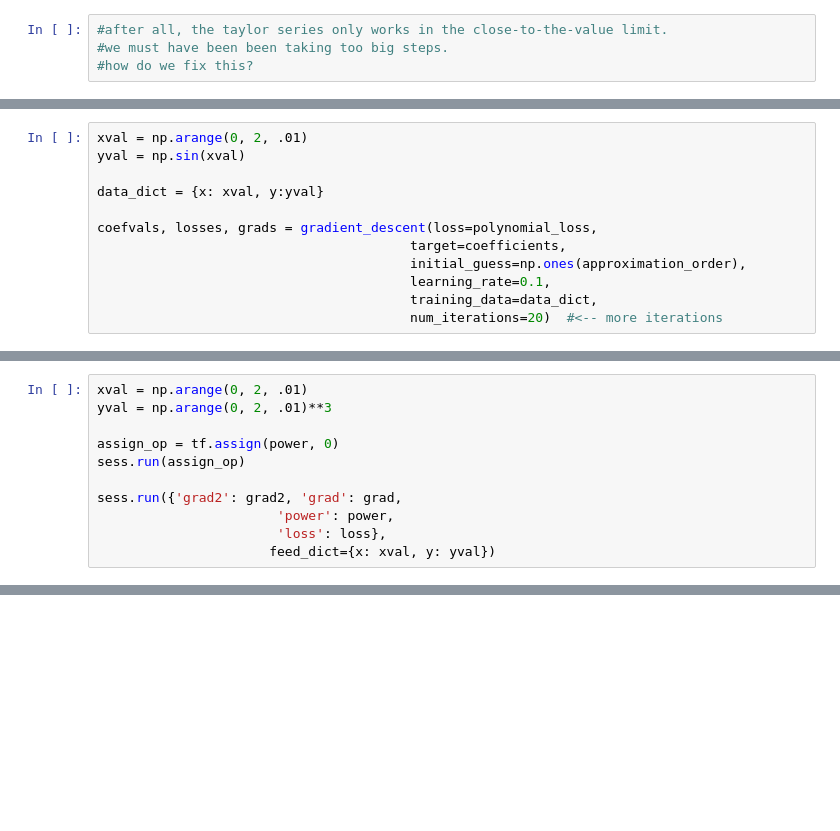
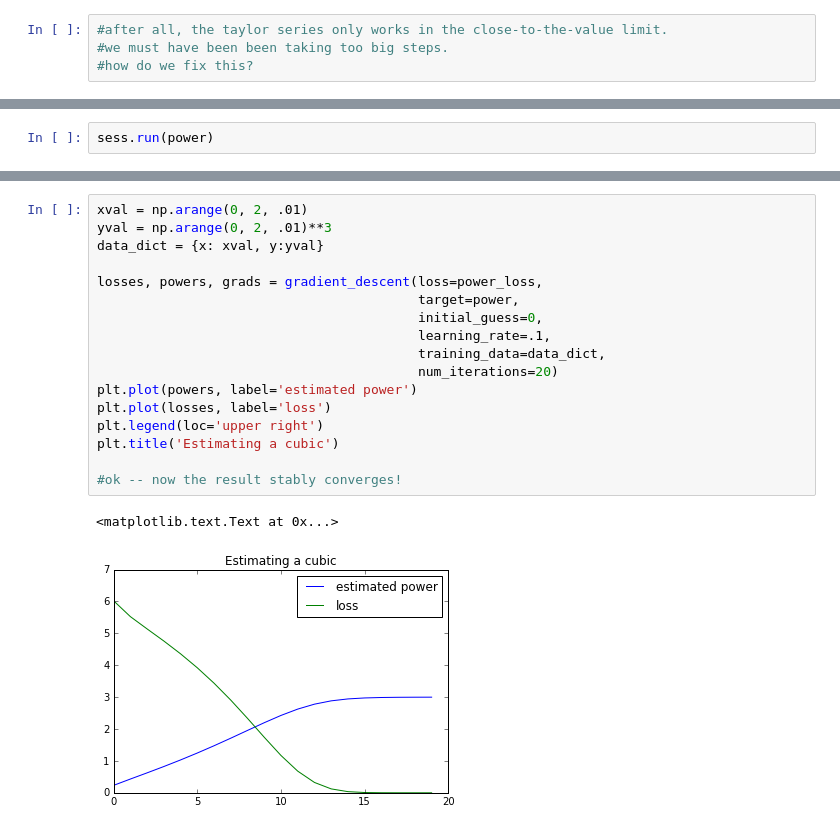
Before and after one commit to neuroailab/psych253, a Jupyter notebook: Lecture9.ipynb, the cells around one changed output, grey strips where cells are left out. Saved outputs shown, nothing was run; the diff lists cells and outputs as text; blank space fills up the shorter version.

```diff
--- a/Lecture9.ipynb
+++ b/Lecture9.ipynb
@@ -430,12 +261,0 @@ sess.run(polynomial_grad, feed_dict=data_dict)
-# %%
-xval = np.arange(0, 2, .01)
-yval = np.sin(xval)
-
-data_dict = {x: xval, y:yval}
-
-coefvals, losses, grads = gradient_descent(loss=polynomial_loss,
-                                        target=coefficients,
-                                        initial_guess=np.ones(approximation_order),
-                                        learning_rate=0.1,
-                                        training_data=data_dict,
-                                        num_iterations=20)  #<-- more iterations
@@ -469,11 +261,0 @@ grad2 = tf.gradients(grad, power)[0]
-# %%
-xval = np.arange(0, 2, .01)
-yval = np.arange(0, 2, .01)**3
-
-assign_op = tf.assign(power, 0)
-sess.run(assign_op)
-
-sess.run({'grad2': grad2, 'grad': grad,
-                       'power': power,
-                       'loss': loss},
-                      feed_dict={x: xval, y: yval})
@@ -653,0 +322,2 @@ plt.legend(loc='center right')
+# %%
+sess.run(power)
@@ -653,0 +349,20 @@ plt.legend(loc='center right')
+# %%
+xval = np.arange(0, 2, .01)
+yval = np.arange(0, 2, .01)**3
+data_dict = {x: xval, y:yval}
+
+losses, powers, grads = gradient_descent(loss=power_loss,
+                                         target=power,
+                                         initial_guess=0,
+                                         learning_rate=.1,
+                                         training_data=data_dict,
+                                         num_iterations=20)
+plt.plot(powers, label='estimated power')
+plt.plot(losses, label='loss')
+plt.legend(loc='upper right')
+plt.title('Estimating a cubic')
+
+#ok -- now the result stably converges!
+# %% [output]
+<matplotlib.text.Text at 0x...>
+[figure, added]
```
Also changed, not shown: parts of 58 cells of this notebook.
